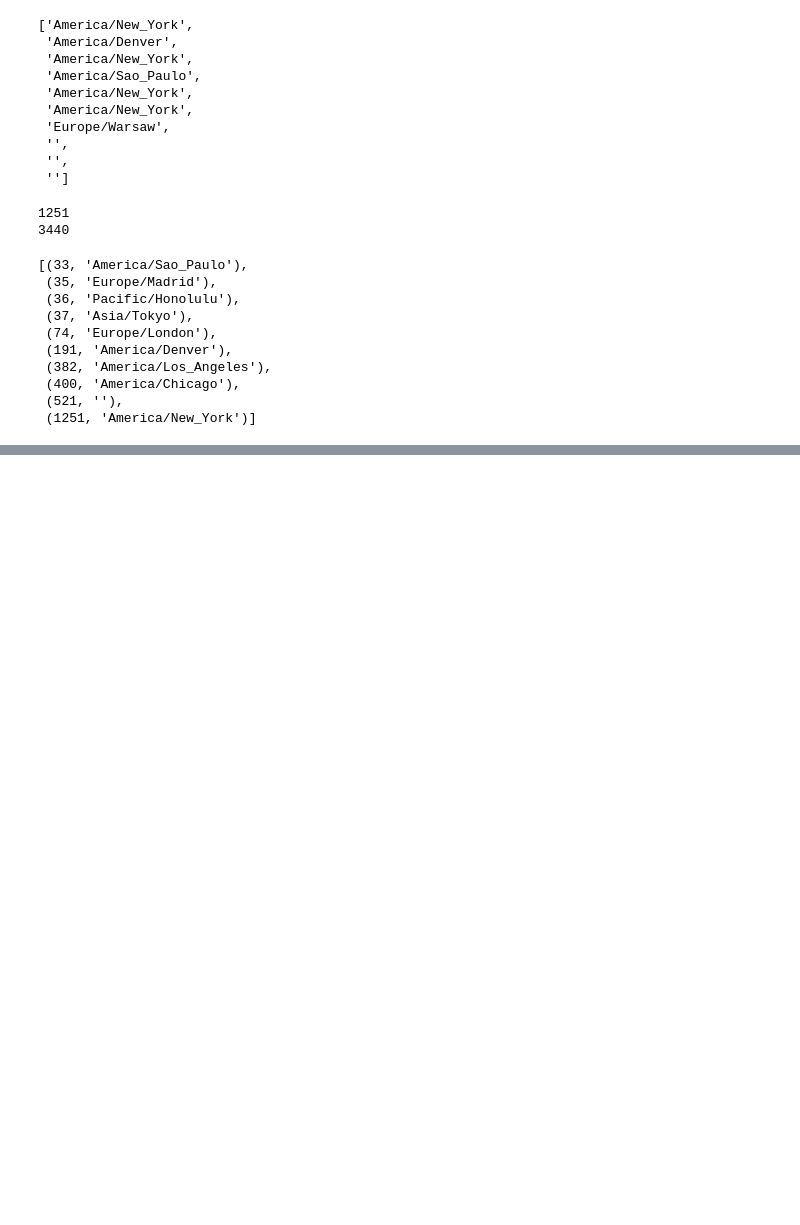
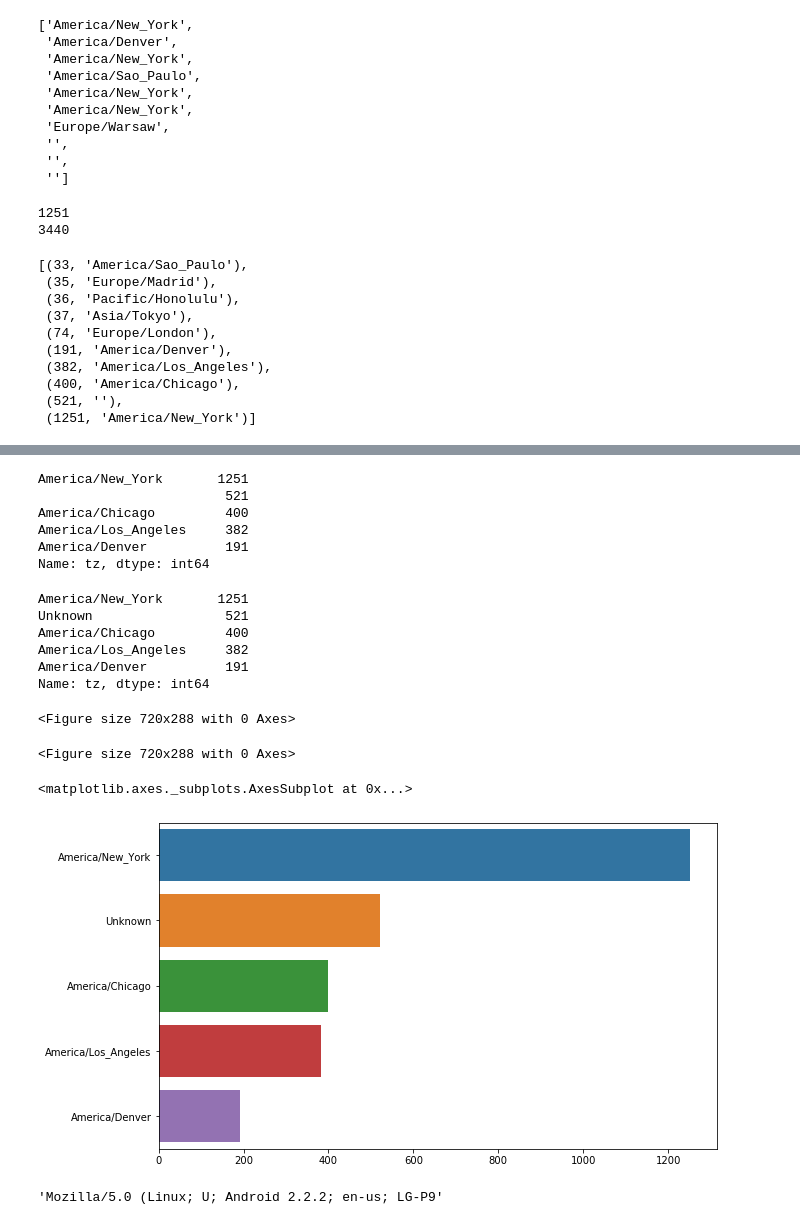
Before and after one commit to konstantinos-giannakopoulos/Python_Data_Analysis, a Jupyter notebook: 11_Data_Analysis.ipynb, the cells around one changed output, grey strips where cells are left out. Drawn from its saved outputs; the diff is of its cells as text; code cells hidden in the pictures; blank space fills up the shorter version.

```diff
--- a/11_Data_Analysis.ipynb
+++ b/11_Data_Analysis.ipynb
@@ -81,0 +97,6 @@ top_counts(counts)
+# %%
+frame = pd.DataFrame(records)
+
+print(frame.info())
+print()
+print(frame["tz"].head())
@@ -81,0 +121,41 @@ top_counts(counts)
+# %%
+tz_counts = frame["tz"].value_counts()
+tz_counts.head()
+# %% [output]
+America/New_York       1251
+                        521
+America/Chicago         400
+America/Los_Angeles     382
+America/Denver          191
+Name: tz, dtype: int64
+# %%
+clean_tz = frame["tz"].fillna("Missing")
+clean_tz[clean_tz == ""] = "Unknown"
+tz_counts = clean_tz.value_counts()
+tz_counts.head()
+# %% [output]
+America/New_York       1251
+Unknown                 521
+America/Chicago         400
+America/Los_Angeles     382
+America/Denver          191
+Name: tz, dtype: int64
+# %%
+plt.figure(figsize=(10, 4))
+# %% [output]
+<Figure size 720x288 with 0 Axes>
+<Figure size 720x288 with 0 Axes>
+# %%
+import seaborn as sns
+subset = tz_counts.head()
+#! figure,id=usa_gov_counts,title="Top time zones in the 1.usa.gov sample data"
+sns.barplot(y=subset.index, x=subset.to_numpy())
+# %% [output]
+<matplotlib.axes._subplots.AxesSubplot at 0x...>
+[figure, added]
+# %%
+frame["a"][1]
+frame["a"][50]
+frame["a"][51][:50]  # long line
+# %% [output]
+'Mozilla/5.0 (Linux; U; Android 2.2.2; en-us; LG-P9'
```
Also changed, not shown: parts of 96 cells of this notebook.
